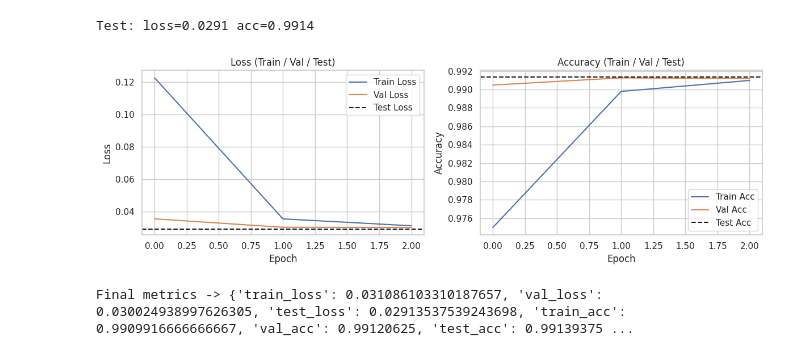
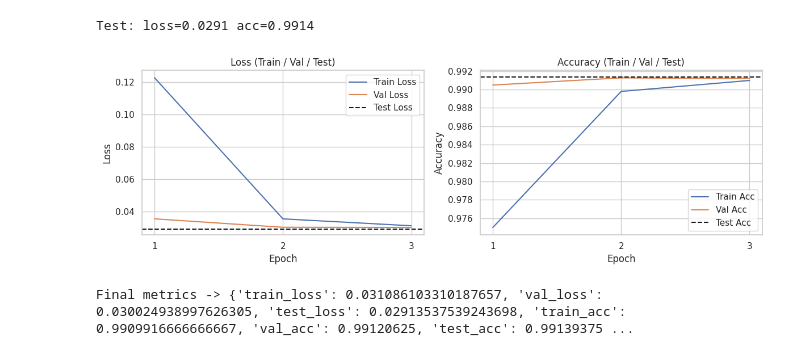
Before and after one commit to anambi82/ADADCO, a Jupyter notebook: model.ipynb, the cells around one changed output. Drawn from its saved outputs; the diff is of its cells as text; code cells hidden in the pictures.

```diff
--- a/model.ipynb
+++ b/model.ipynb
@@ -404,36 +412,41 @@ Test: loss=0.0291 acc=0.9914
 # %%
 # Train/Val/Test curves with proper labels
 fig, axes = plt.subplots(1, 2, figsize=(12,4))
 
+# Prepare epoch indices so all epochs are shown on the x-axis
+x_epochs = list(range(1, len(history['train_loss']) + 1))
+
 # Loss
-axes[0].plot(history['train_loss'], label='Train Loss')
-axes[0].plot(history['val_loss'], label='Val Loss')
+axes[0].plot(x_epochs, history['train_loss'], label='Train Loss')
+axes[0].plot(x_epochs, history['val_loss'], label='Val Loss')
 axes[0].axhline(test_loss, color='k', linestyle='--', label='Test Loss')
 axes[0].set_title('Loss (Train / Val / Test)')
 axes[0].set_xlabel('Epoch')
 axes[0].set_ylabel('Loss')
+axes[0].set_xticks(x_epochs)
 axes[0].legend(loc='best')
 
 # Accuracy
-axes[1].plot(history['train_acc'], label='Train Acc')
-axes[1].plot(history['val_acc'], label='Val Acc')
+axes[1].plot(x_epochs, history['train_acc'], label='Train Acc')
+axes[1].plot(x_epochs, history['val_acc'], label='Val Acc')
 axes[1].axhline(test_acc, color='k', linestyle='--', label='Test Acc')
 axes[1].set_title('Accuracy (Train / Val / Test)')
 axes[1].set_xlabel('Epoch')
 axes[1].set_ylabel('Accuracy')
+axes[1].set_xticks(x_epochs)
 axes[1].legend(loc='best')
 
 plt.tight_layout()
 plt.show()
 
 print('Final metrics ->', {
     'train_loss': history['train_loss'][-1],
     'val_loss': history['val_loss'][-1],
     'test_loss': test_loss,
     'train_acc': history['train_acc'][-1],
     'val_acc': history['val_acc'][-1],
     'test_acc': test_acc,
 })
 # %% [output]
-[figure, old version]
+[figure, new version]
 Final metrics -> {'train_loss': 0.031086103310187657, 'val_loss': 0.030024938997626305, 'test_loss': 0.02913537539243698, 'train_acc': 0.9909916666666667, 'val_acc': 0.99120625, 'test_acc': 0.99139375 ...
```
Also changed, not shown: parts of 2 cells of this notebook, 1 other file.
